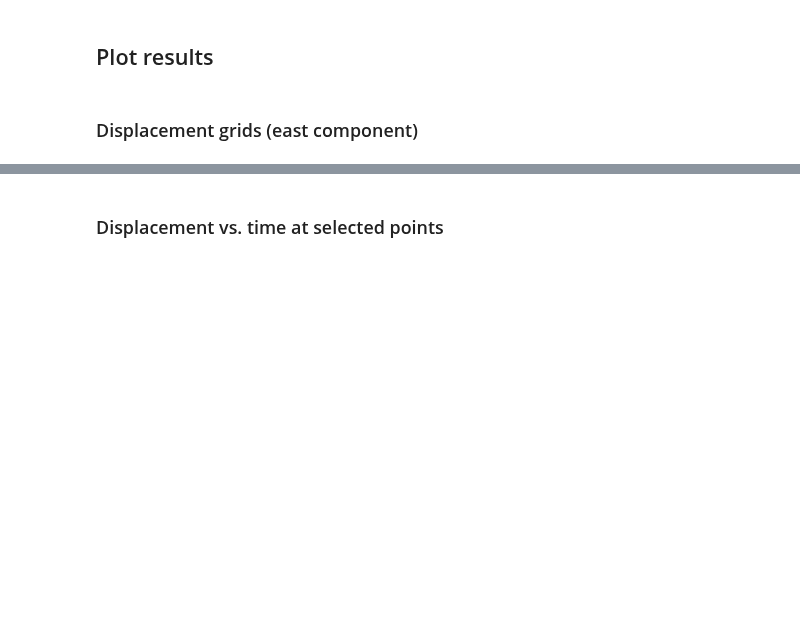
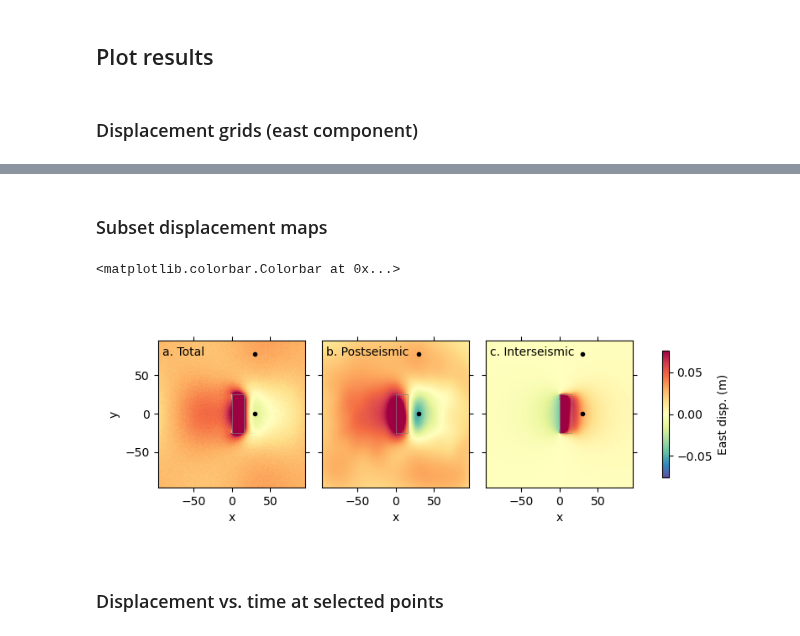
Before and after one commit to jploveless/relax_disloc, a Jupyter notebook: relax_disloc_inter_final.ipynb, the cells around one changed output, grey strips where cells are left out. Cells and saved outputs as stored; diff of their text form; code cells hidden in the pictures; blank space fills up the shorter version.

```diff
--- a/relax_disloc_inter_final.ipynb
+++ b/relax_disloc_inter_final.ipynb
@@ -337,3 +439,46 @@ fig.colorbar(co, ax=ax.ravel().tolist(), label="East disp. (m)", shrink=0.6)
+# %% [markdown]
+### Subset displacement maps
+# %%
+# pyplot figure: 3 panels, total, CMI postseismic, and interseismic displacements
+fig, ax = plt.subplots(1, 3, figsize=(8, 3))
+
+# for i in range(len(sel_times)):
+i = 2 # Just focusing on time = 20 years
+# Total (noisy) displacement
+ax[0].pcolormesh(Xg, Yg, e_disp_array[:, sel_times_idx[i]].reshape(np.shape(Xg)), vmin=d_min, vmax=d_max, cmap=cmap_name)
+ax[0].plot(sfo_x, sfo_y, color='gray', linewidth=0.5)
+ax[0].plot((c1[0], c2[0]), (c1[1], c2[1]), '.k')
+# # Estimated CMI slip
+# ax[1].tripcolor(meshes[0].coords[:, 0], meshes[0].coords[:, 1], meshes[0].verts, facecolors=est_slip[1::3, i], vmin=d_min, vmax=d_max, cmap=cmap_name)
+# ax[1].plot(sfo_x, sfo_y, color='gray', linewidth=0.5)
+# # Predicted displacement from CMI slip
+co = ax[1].pcolormesh(Xg, Yg, pred_disp_horiz_rsubset[0::3, i].reshape(np.shape(Xg)), vmin=d_min, vmax=d_max, cmap=cmap_name)
+# plt.colorbar(co, location='bottom')
+ax[1].plot(sfo_x, sfo_y, color='gray', linewidth=0.5)
+ax[1].plot((c1[0], c2[0]), (c1[1], c2[1]), '.k')
+# Predicted displacement from source slip deficit
+ax[2].pcolormesh(Xg, Yg, pred_disp_source_rsubset[0::3, i].reshape(np.shape(Xg)), vmin=d_min, vmax=d_max, cmap=cmap_name)
+ax[2].plot(sfo_x, sfo_y, color='gray', linewidth=0.5)
+ax[2].plot((c1[0], c2[0]), (c1[1], c2[1]), '.k')
+
+plt.setp(ax, xlim=x_limits, ylim=y_limits, aspect="equal", xlabel="x")
+ax[0].tick_params(labelbottom=True, labeltop=False, labelleft=True, labelright=False, bottom=True, top=True, left=True, right=True)
+ax[1].tick_params(labelbottom=True, labeltop=False, labelleft=False, labelright=False, bottom=True, top=True, left=True, right=True)
+ax[2].tick_params(labelbottom=True, labeltop=False, labelleft=False, labelright=False, bottom=True, top=True, left=True, right=True)
+
+ax[0].set_ylabel("y")
+# ax[2].set_ylabel("y")
+# ax[2].yaxis.set_label_position("right")
+
+ax[0].text(-90, 75, "a. Total")
+ax[1].text(-90, 75, "b. Postseismic")
+ax[2].text(-90, 75, "c. Interseismic")
+
+plt.tight_layout()
+fig.colorbar(co, ax=ax.ravel().tolist(), label="East disp. (m)", shrink=0.6)
+# %% [output]
+<matplotlib.colorbar.Colorbar at 0x...>
+[figure, added]
 # %% [markdown]
 ### Displacement vs. time at selected points
 # %%
```
Also changed, not shown: parts of 11 cells of this notebook, 1 other file.
